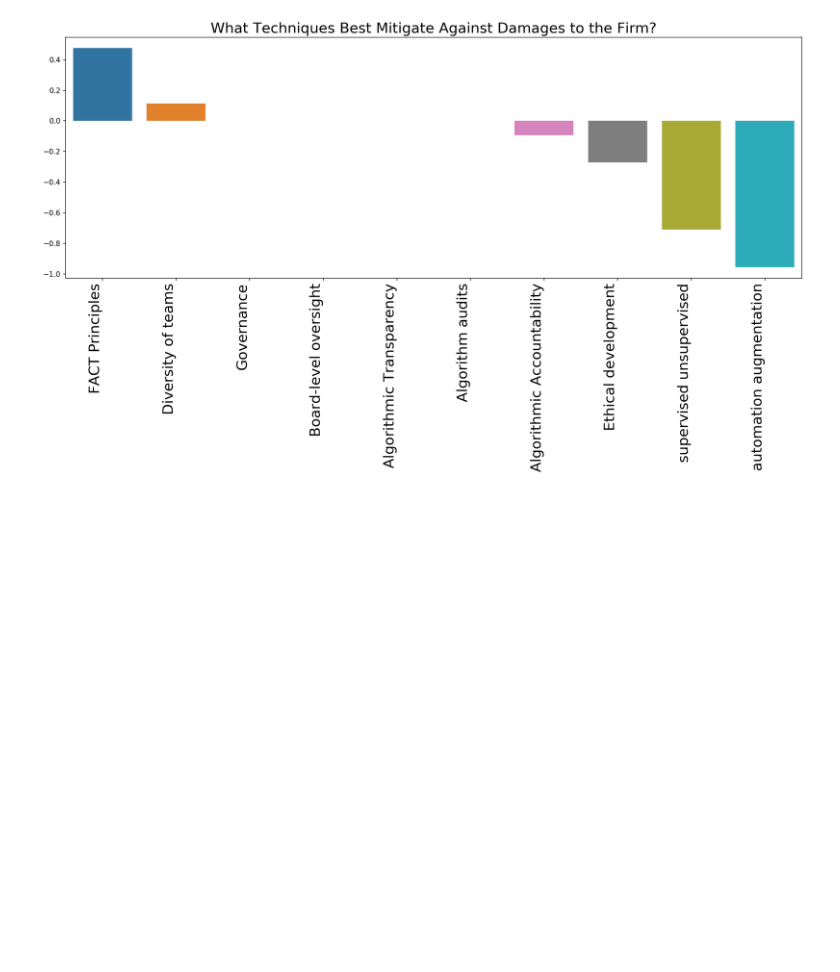
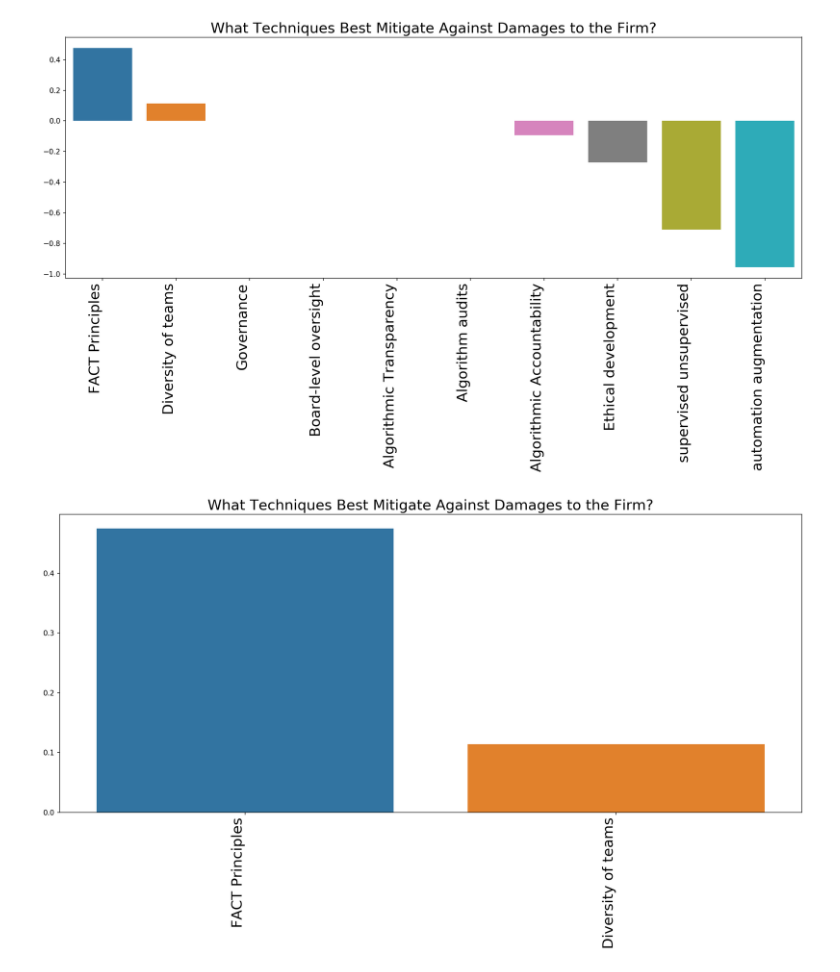
Before and after one commit to sharangw/Algorithmic-Risk, a Jupyter notebook: AlgoRisk.ipynb, the cells around one changed output. Cells and saved outputs as stored; diff of their text form; code cells hidden in the pictures; blank space fills up the shorter version.

```diff
--- a/AlgoRisk.ipynb
+++ b/AlgoRisk.ipynb
@@ -290,3 +301,9 @@ title = "What Techniques Best Mitigate Against Damages to the Firm?"
 plotbar(list(new_x), list(new_y), title)
 # %% [output]
 [figure]
+# %%
+new_y = removeNegative(new_y)
+num = len(new_y)
+plotbar(list(new_x)[:num], new_y, title)
+# %% [output]
+[figure, added]
```
Also changed, not shown: parts of 3 cells of this notebook.
